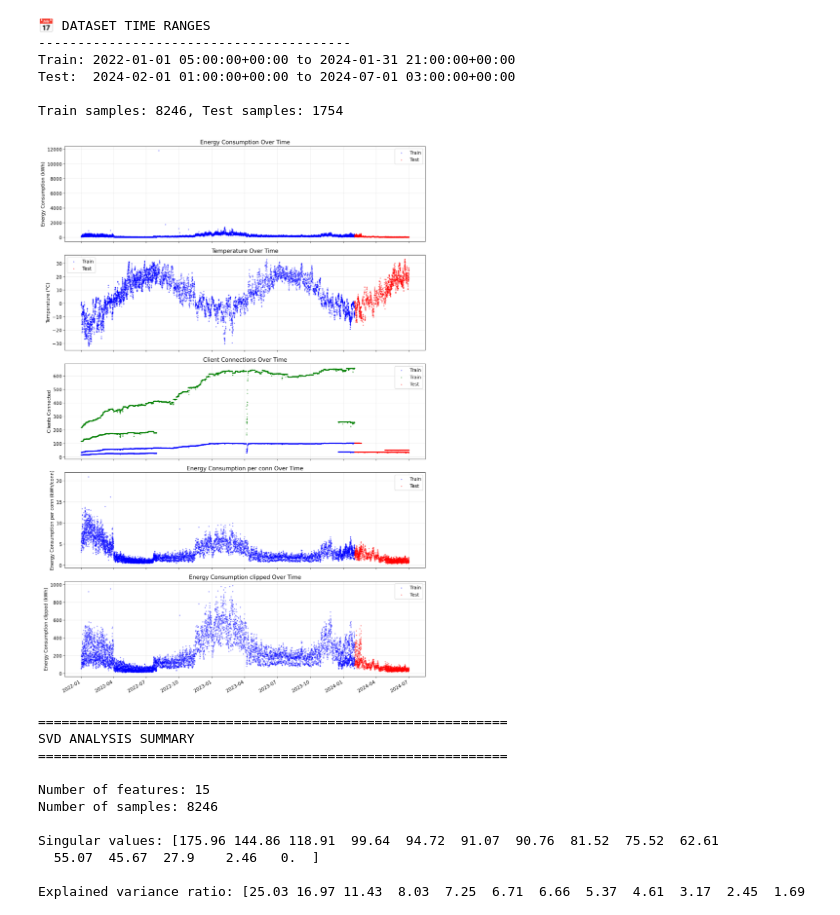
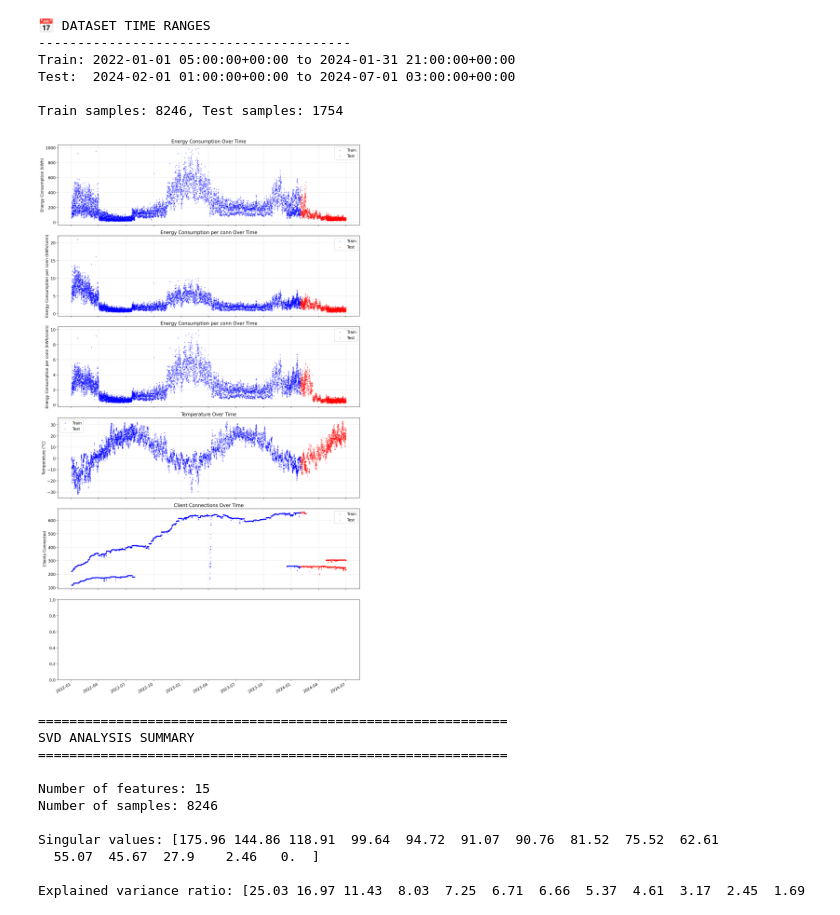
Before and after one commit to trvslhlt/ift_6390_machine_learning, a Jupyter notebook: assignments/project_energie_analysis.ipynb, the cells around one changed output. Cells and saved outputs as stored; diff of their text form; code cells hidden in the pictures.

```diff
--- a/assignments/project_energie_analysis.ipynb
+++ b/assignments/project_energie_analysis.ipynb
@@ -92,78 +92,83 @@ Test:  2024-02-01 01:00:00+00:00 to 2024-07-01 03:00:00+00:00
 Train samples: 8246, Test samples: 1754
 # %%
 # Plot temperature and client connections against timestamp
-plot_n = 5
+plot_n = 6
 fig, axes = plt.subplots(plot_n, 1, figsize=(14, plot_n * 4), sharex=True)
 
 # Energy over time
 ax = axes[0]
-ax.scatter(train['horodatage_local'], train['energie_kwh'],
+t_train = train[train['energie_kwh'] < 1000]
+ax.scatter(t_train['horodatage_local'], t_train['energie_kwh'],
                 alpha=0.3, s=5, c='blue', label='Train')
 ax.scatter(test['horodatage_local'], test['energie_kwh'],
                 alpha=0.3, s=5, c='red', label='Test')
 ax.set_ylabel('Energy Consumption (kWh)')
 ax.set_title('Energy Consumption Over Time')
 ax.legend()
 ax.grid(True, alpha=0.3)
 
-# Temperature over time
+# Energy per client connection over time
 ax = axes[1]
-ax.scatter(train['horodatage_local'], train['temperature_ext'],
-                alpha=0.3, s=5, c='blue', label='Train')
-ax.scatter(test['horodatage_local'], test['temperature_ext'],
-                alpha=0.3, s=5, c='red', label='Test')
-ax.set_ylabel('Temperature (°C)')
-ax.set_title('Temperature Over Time')
-ax.legend()
-ax.grid(True, alpha=0.3)
-
-# Client connections over time
-ax = axes[2]
-ax.scatter(train['horodatage_local'], train['clients_connectes'],
-                alpha=0.3, s=5, c='blue', label='Train')
-ax.scatter(train['horodatage_local'], train['tstats_intelligents_connectes'],
-                alpha=0.3, s=5, c='green', label='Train')
-ax.scatter(test['horodatage_local'], test['clients_connectes'],
-                alpha=0.3, s=5, c='red', label='Test')
-ax.set_ylabel('Clients Connected')
-ax.set_xlabel('Date')
-ax.set_title('Client Connections Over Time')
-ax.legend()
-ax.grid(True, alpha=0.3)
-
-# Energy per client connection over time
-ax = axes[3]
 t_train = train[train['energie_kwh'] < 1000]
 ax.scatter(t_train['horodatage_local'], t_train['energie_kwh'] / t_train['clients_connectes'],
                 alpha=0.3, s=5, c='blue', label='Train')
 ax.scatter(test['horodatage_local'], test['energie_kwh'] / test['clients_connectes'],
                 alpha=0.3, s=5, c='red', label='Test')
 ax.set_ylabel('Energy Consumption per conn (kWh/conn)')
 ax.set_title('Energy Consumption per conn Over Time')
 ax.legend()
 ax.grid(True, alpha=0.3)
 
 
-# Energy per client connection over time
-ax = axes[4]
+# Energy per connection scaled over time
+ax = axes[2]
 t_train = train[train['energie_kwh'] < 1000]
-ax.scatter(t_train['horodatage_local'], t_train['energie_kwh'],
+conns = t_train['clients_connectes']
+conns_scaled = conns * (conns.max() / conns.rolling(window=168).max().bfill())  # 168 hours = 7 days
+ax.scatter(t_train['horodatage_local'], t_train['energie_kwh'] / conns_scaled,
                 alpha=0.3, s=5, c='blue', label='Train')
-ax.scatter(test['horodatage_local'], test['energie_kwh'],
+t_test = test[test['energie_kwh'] < 1000]
+conns = t_test['clients_connectes']
+conns_scaled = conns * (conns.max() / conns.rolling(window=168).max().bfill())  # 168 hours = 7 days
+ax.scatter(t_test['horodatage_local'], t_test['energie_kwh'] / conns_scaled,
                 alpha=0.3, s=5, c='red', label='Test')
-ax.set_ylabel('Energy Consumption clipped (kWh)')
-ax.set_title('Energy Consumption clipped Over Time')
+ax.set_ylabel('Energy Consumption per conn (kWh/conn)')
+ax.set_title('Energy Consumption per conn Over Time')
 ax.legend()
 ax.grid(True, alpha=0.3)
 
+# Temperature over time
+ax = axes[3]
+ax.scatter(train['horodatage_local'], train['temperature_ext'],
+                alpha=0.3, s=5, c='blue', label='Train')
+ax.scatter(test['horodatage_local'], test['temperature_ext'],
+                alpha=0.3, s=5, c='red', label='Test')
+ax.set_ylabel('Temperature (°C)')
+ax.set_title('Temperature Over Time')
+ax.legend()
+ax.grid(True, alpha=0.3)
+
+# Client connections over time
+ax = axes[4]
+ax.scatter(train['horodatage_local'],  train['tstats_intelligents_connectes'],
+                alpha=0.3, s=5, c='blue', label='Train')
+# ax.scatter(train['horodatage_local'], train['tstats_intelligents_connectes'],
+#                 alpha=0.3, s=5, c='green', label='Train')
+ax.scatter(test['horodatage_local'], test['tstats_intelligents_connectes'],
+                alpha=0.3, s=5, c='red', label='Test')
+ax.set_ylabel('Clients Connected')
+ax.set_xlabel('Date')
+ax.set_title('Client Connections Over Time')
+ax.legend()
+ax.grid(True, alpha=0.3)
 
 
 
 # Format x-axis with dates
 fig.autofmt_xdate()
 plt.tight_layout()
 # %% [output]
-[figure, old version]
+[figure, new version]
 # %%
 # SVD Analysis
 from sklearn.preprocessing import StandardScaler
```
Also changed, not shown: 1 other file.
